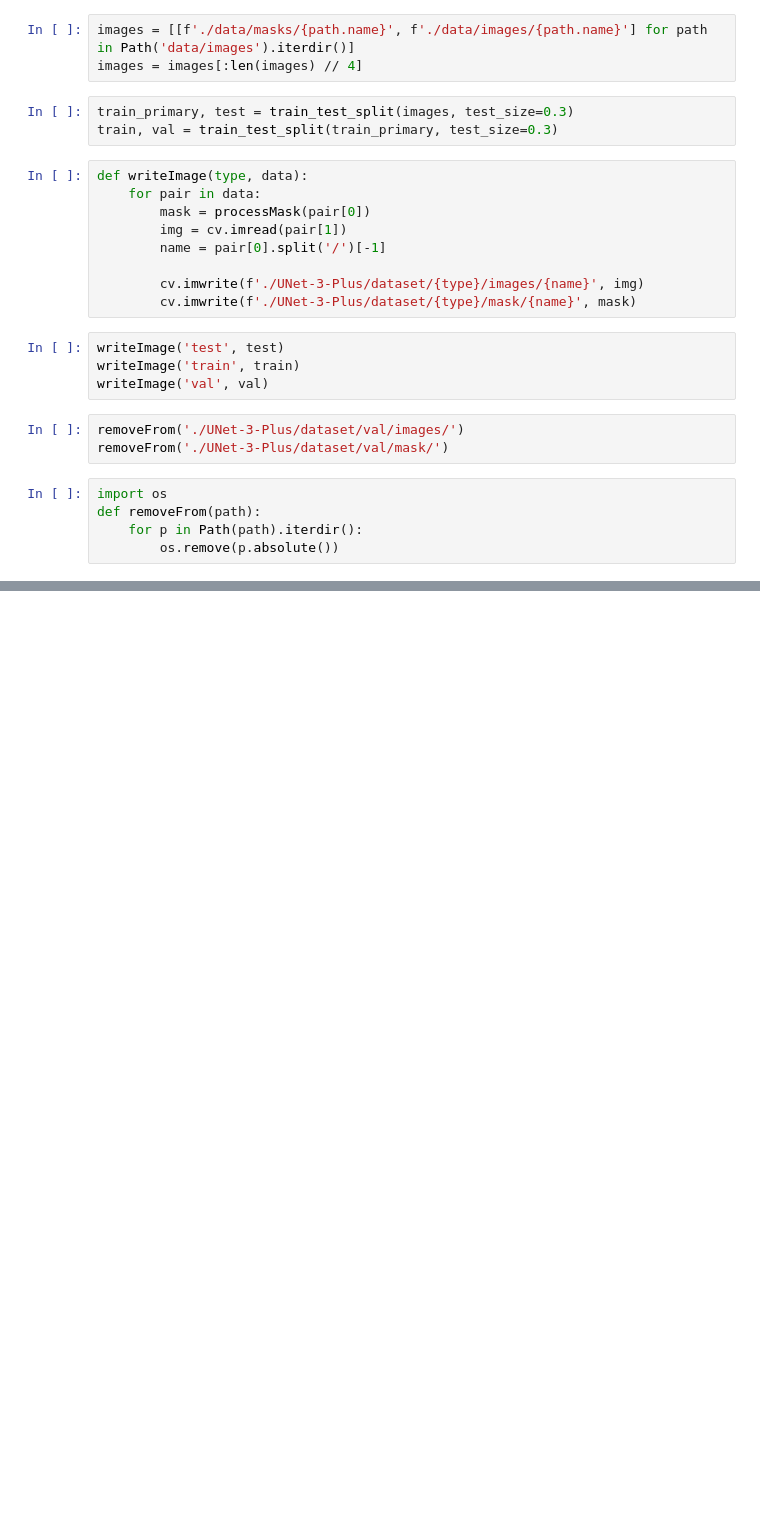
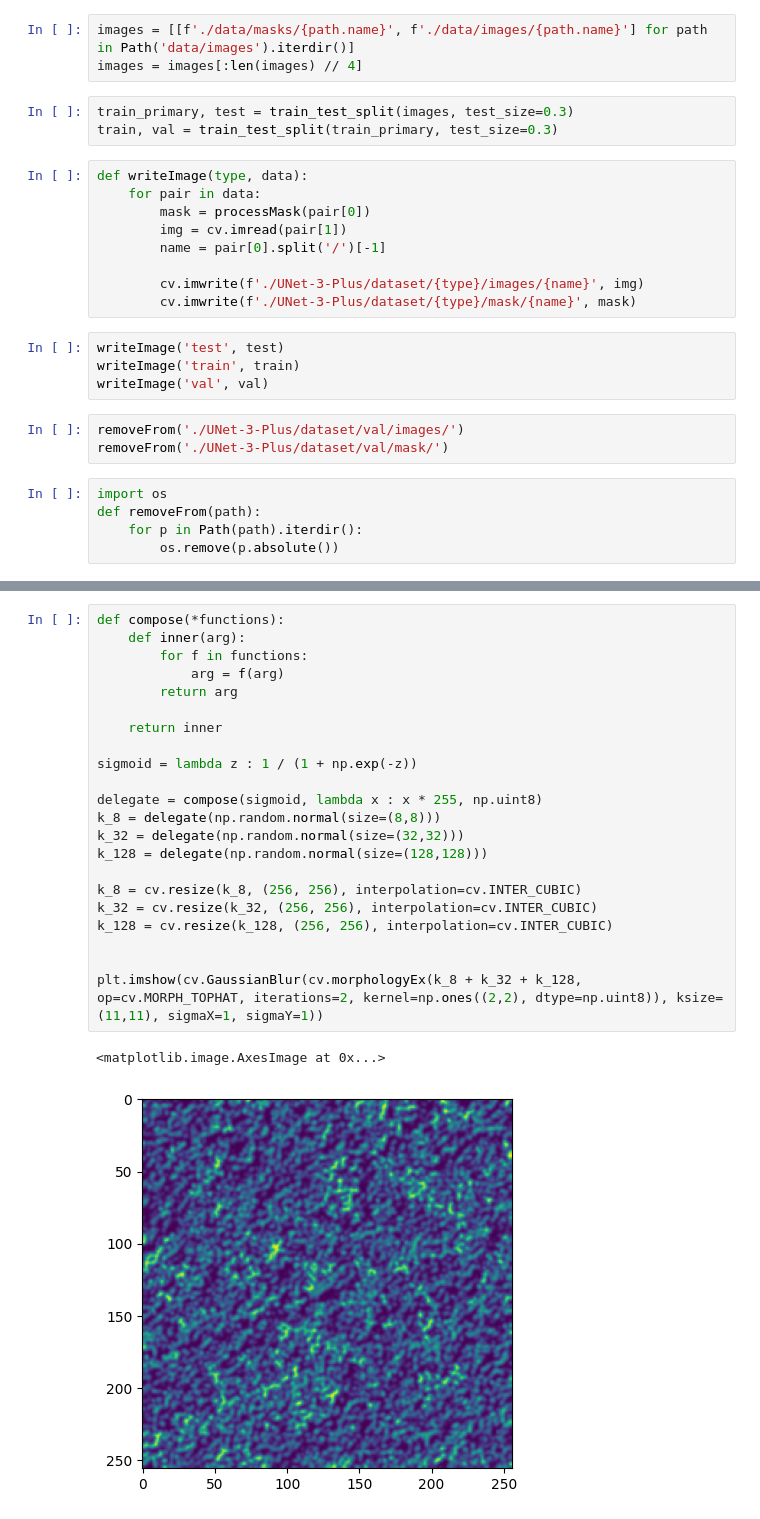
Before and after one commit to blvckmarker/excellent-coastlines, a Jupyter notebook: pipeline.ipynb, the cells around one changed output, grey strips where cells are left out. Cells and saved outputs as stored; diff of their text form; blank space fills up the shorter version.

```diff
--- a/pipeline.ipynb
+++ b/pipeline.ipynb
@@ -241,0 +306,25 @@ Image.fromarray(mask)
+# %%
+def compose(*functions):
+    def inner(arg):
+        for f in functions:
+            arg = f(arg)
+        return arg
+
+    return inner
+
+sigmoid = lambda z : 1 / (1 + np.exp(-z))
+
+delegate = compose(sigmoid, lambda x : x * 255, np.uint8)
+k_8 = delegate(np.random.normal(size=(8,8)))
+k_32 = delegate(np.random.normal(size=(32,32)))
+k_128 = delegate(np.random.normal(size=(128,128)))
+
+k_8 = cv.resize(k_8, (256, 256), interpolation=cv.INTER_CUBIC)
+k_32 = cv.resize(k_32, (256, 256), interpolation=cv.INTER_CUBIC)
+k_128 = cv.resize(k_128, (256, 256), interpolation=cv.INTER_CUBIC)
+
+
+plt.imshow(cv.GaussianBlur(cv.morphologyEx(k_8 + k_32 + k_128, op=cv.MORPH_TOPHAT, iterations=2, kernel=np.ones((2,2), dtype=np.uint8)), ksize=(11,11), sigmaX=1, sigmaY=1))
+# %% [output]
+<matplotlib.image.AxesImage at 0x...>
+[figure, added]
```
Also changed, not shown: parts of 16 cells of this notebook, 7 other files.
